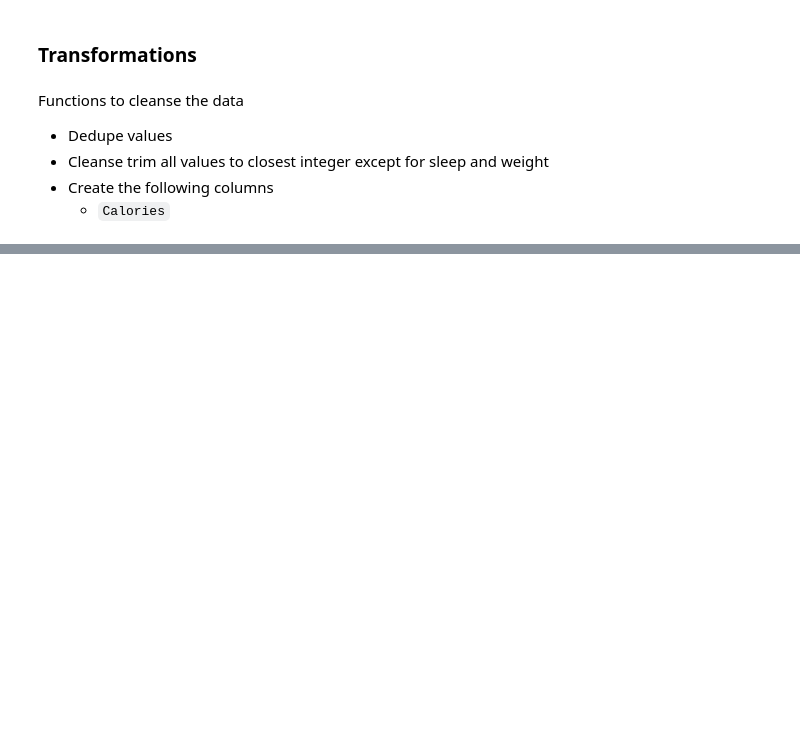
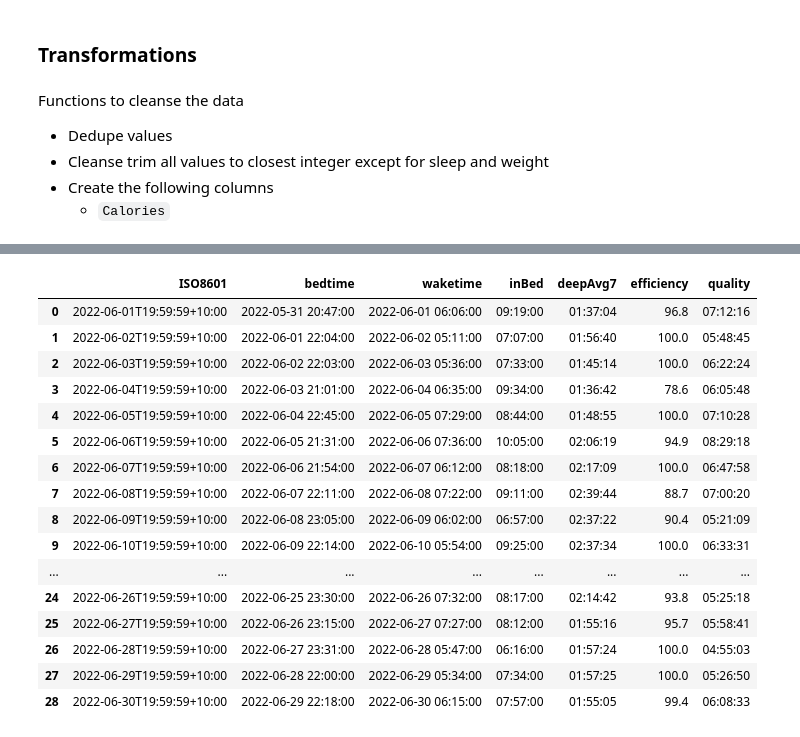
Before and after one commit to namtonthat/apple-health-data, a Jupyter notebook: apple-health.ipynb, the cells around one changed output, grey strips where cells are left out. Saved outputs shown, nothing was run; the diff lists cells and outputs as text; code cells hidden in the pictures; blank space fills up the shorter version.

Commit message:
Added in Autosleep data

```diff
--- a/apple-health.ipynb
+++ b/apple-health.ipynb
@@ -210,3 +210,44 @@ def create_event(date, type, description):
     e.make_all_day()
 
     return e
+# %%
+import pandas as pd
+from datetime import datetime
+# %%
+def ts_to_dt(ts):
+    return datetime.fromtimestamp(ts)
+
+def process_health_data(file):
+    """
+    Create [date, source] from file.
+    :param file: as exported by Auto Health Export
+    """
+    df = pd.read_csv(file, sep = ',')
+    print(f'Processing: {file}')
+    df['creation_date'] = ts_to_dt(file.stat().st_atime)
+    df['filename'] = file.name
+
+    return df
+
+def read_raw_files(str_path):
+    """
+    Read all files in a directory and return a dataframe.
+    :param str_path: directory path as type string
+    """
+    df_health = pd.DataFrame()
+    df_sleep = pd.DataFrame()
+    # valid_files = ['HealthAutoExport', 'AutoSleep']
+    print('Reading files..')
+    for i in os.scandir(str_path):
+        if i.name.endswith('.csv'):
+            df_tmp = process_health_data(i)
+            if i.name.startswith('HealthAutoExport'):
+                df_health = pd.concat([df_health, df_tmp])
+            elif i.name.startswith('AutoSleep'):
+                df_sleep = pd.concat([df_sleep, df_tmp])
+
+    # concat results in weird indices
+    # df = df.reset_index(drop=True)
+    return df_sleep
+# %%
+df_sleep = read_raw_files('/Users/ntonthat/Library/Mobile Documents/iCloud~com~ifunography~HealthExport/Documents/raw')
@@ -212,0 +315,20 @@ def create_event(date, type, description):
+# %%
+df_sleep[['ISO8601', 'bedtime', 'waketime', 'inBed', 'deepAvg7', 'efficiency', 'quality']]
+# %% [output]
+|  | ISO8601 | bedtime | waketime | inBed | deepAvg7 | efficiency | quality |
+| 0 | 2022-06-01T19:59:59+10:00 | 2022-05-31 20:47:00 | 2022-06-01 06:06:00 | 09:19:00 | 01:37:04 | 96.8 | 07:12:16 |
+| 1 | 2022-06-02T19:59:59+10:00 | 2022-06-01 22:04:00 | 2022-06-02 05:11:00 | 07:07:00 | 01:56:40 | 100.0 | 05:48:45 |
+| 2 | 2022-06-03T19:59:59+10:00 | 2022-06-02 22:03:00 | 2022-06-03 05:36:00 | 07:33:00 | 01:45:14 | 100.0 | 06:22:24 |
+| 3 | 2022-06-04T19:59:59+10:00 | 2022-06-03 21:01:00 | 2022-06-04 06:35:00 | 09:34:00 | 01:36:42 | 78.6 | 06:05:48 |
+| 4 | 2022-06-05T19:59:59+10:00 | 2022-06-04 22:45:00 | 2022-06-05 07:29:00 | 08:44:00 | 01:48:55 | 100.0 | 07:10:28 |
+| 5 | 2022-06-06T19:59:59+10:00 | 2022-06-05 21:31:00 | 2022-06-06 07:36:00 | 10:05:00 | 02:06:19 | 94.9 | 08:29:18 |
+| 6 | 2022-06-07T19:59:59+10:00 | 2022-06-06 21:54:00 | 2022-06-07 06:12:00 | 08:18:00 | 02:17:09 | 100.0 | 06:47:58 |
+| 7 | 2022-06-08T19:59:59+10:00 | 2022-06-07 22:11:00 | 2022-06-08 07:22:00 | 09:11:00 | 02:39:44 | 88.7 | 07:00:20 |
+| 8 | 2022-06-09T19:59:59+10:00 | 2022-06-08 23:05:00 | 2022-06-09 06:02:00 | 06:57:00 | 02:37:22 | 90.4 | 05:21:09 |
+| 9 | 2022-06-10T19:59:59+10:00 | 2022-06-09 22:14:00 | 2022-06-10 05:54:00 | 09:25:00 | 02:37:34 | 100.0 | 06:33:31 |
+| ... | ... | ... | ... | ... | ... | ... | ... |
+| 24 | 2022-06-26T19:59:59+10:00 | 2022-06-25 23:30:00 | 2022-06-26 07:32:00 | 08:17:00 | 02:14:42 | 93.8 | 05:25:18 |
+| 25 | 2022-06-27T19:59:59+10:00 | 2022-06-26 23:15:00 | 2022-06-27 07:27:00 | 08:12:00 | 01:55:16 | 95.7 | 05:58:41 |
+| 26 | 2022-06-28T19:59:59+10:00 | 2022-06-27 23:31:00 | 2022-06-28 05:47:00 | 06:16:00 | 01:57:24 | 100.0 | 04:55:03 |
+| 27 | 2022-06-29T19:59:59+10:00 | 2022-06-28 22:00:00 | 2022-06-29 05:34:00 | 07:34:00 | 01:57:25 | 100.0 | 05:26:50 |
+| 28 | 2022-06-30T19:59:59+10:00 | 2022-06-29 22:18:00 | 2022-06-30 06:15:00 | 07:57:00 | 01:55:05 | 99.4 | 06:08:33 |
```
Also changed, not shown: parts of 5 cells of this notebook, 6 other files.
